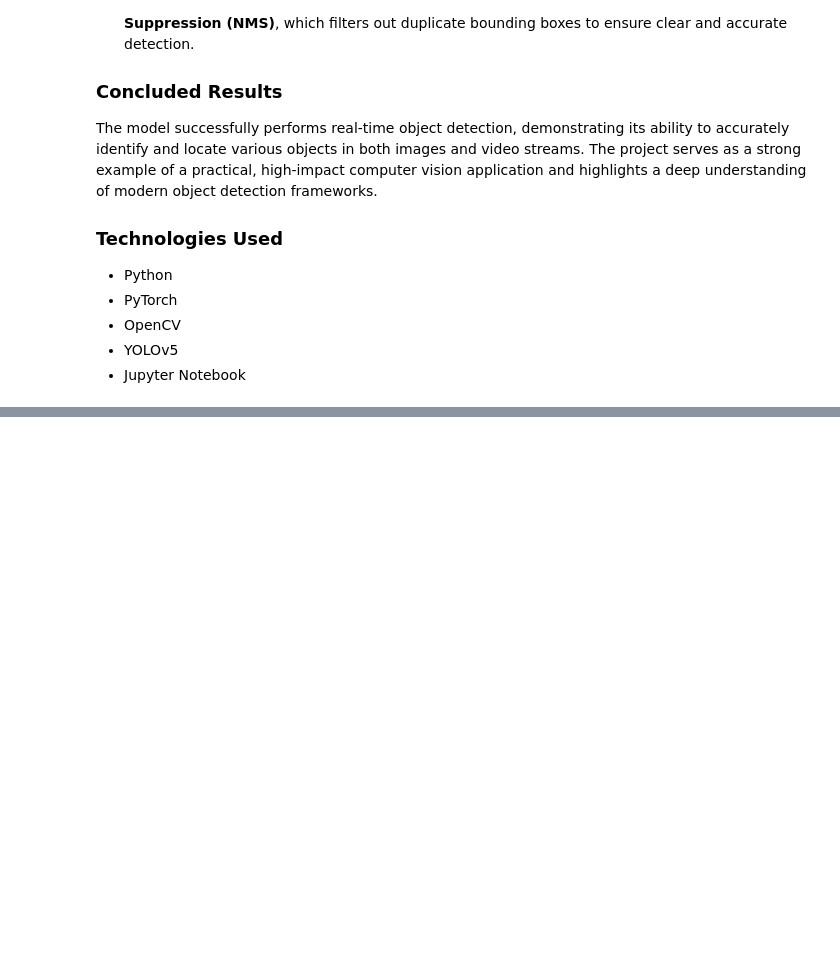
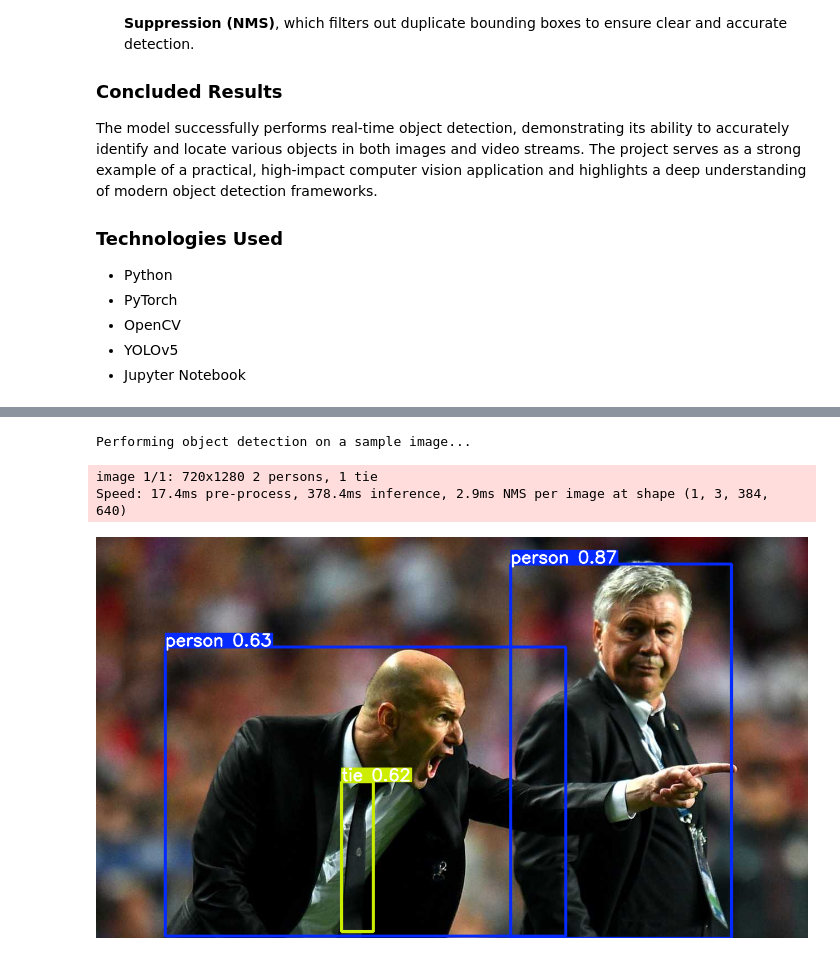
Before and after one commit to KainatAzhar/Object-Detection, a Jupyter notebook: Object Detection.ipynb, the cells around one changed output, grey strips where cells are left out. Cells and saved outputs as stored; diff of their text form; code cells hidden in the pictures; blank space fills up the shorter version.

```diff
--- a/Object Detection.ipynb
+++ b/Object Detection.ipynb
@@ -94,0 +74,28 @@ except Exception as e:
+# %%
+# --- Section 2: Object Detection on a Single Image ---
+
+print("\nPerforming object detection on a sample image...")
+
+try:
+    # Use a standard Python library to download the image, as this notebook doesn't use TensorFlow.
+    import urllib.request
+
+    # Download a sample image for demonstration
+    image_url = 'https://ultralytics.com/images/zidane.jpg'
+    image_path = 'zidane.jpg' # Save the image with a simple name in the current directory
+    urllib.request.urlretrieve(image_url, image_path)
+
+    # Perform inference on the downloaded image
+    results_image = model(image_path)
+
+    # Display results
+    results_image.print()
+    results_image.show()
+
+except Exception as e:
+    print(f"An error occurred during image inference: {e}")
+# %% [output]
+Performing object detection on a sample image...
+image 1/1: 720x1280 2 persons, 1 tie
+Speed: 17.4ms pre-process, 378.4ms inference, 2.9ms NMS per image at shape (1, 3, 384, 640)
+[figure, added]
```
Also changed, not shown: parts of 2 cells of this notebook.
